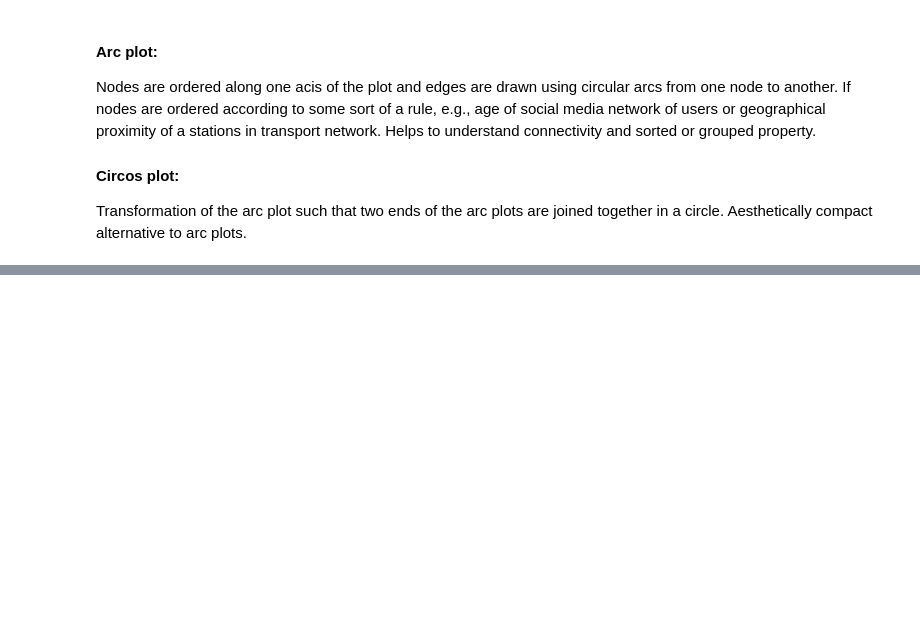
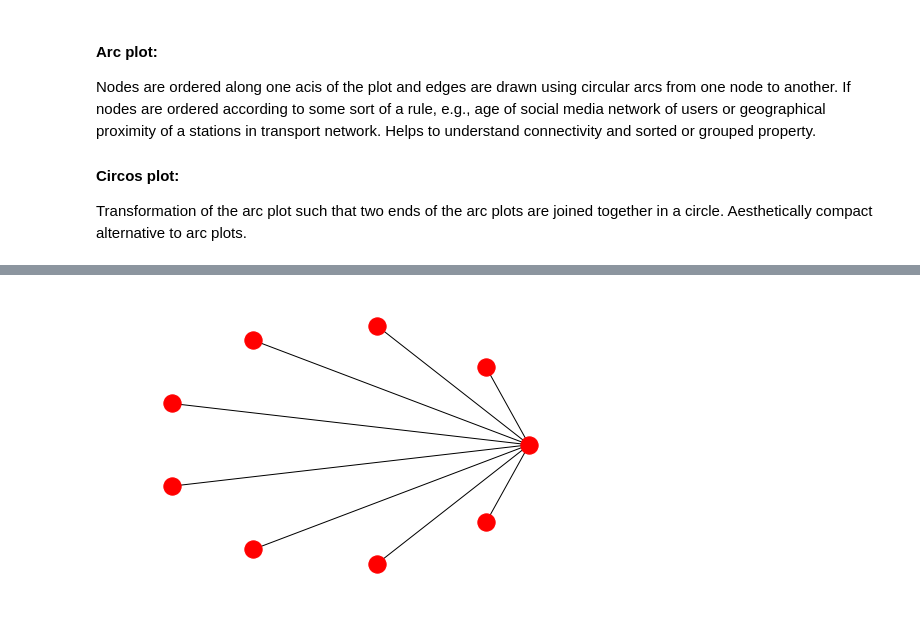
Before and after one commit to sushant2811/NetworkAnalysis, a Jupyter notebook: networkAnalysis.ipynb, the cells around one changed output, grey strips where cells are left out. Saved outputs shown, nothing was run; the diff lists cells and outputs as text; code cells hidden in the pictures; blank space fills up the shorter version.

```diff
--- a/networkAnalysis.ipynb
+++ b/networkAnalysis.ipynb
@@ -98,0 +142,4 @@ Transformation of the arc plot such that two ends of the arc plots are joined to
+# %%
+nx.draw_circular(G)
+# %% [output]
+[figure, added]
```
Also changed, not shown: parts of 16 cells of this notebook.
